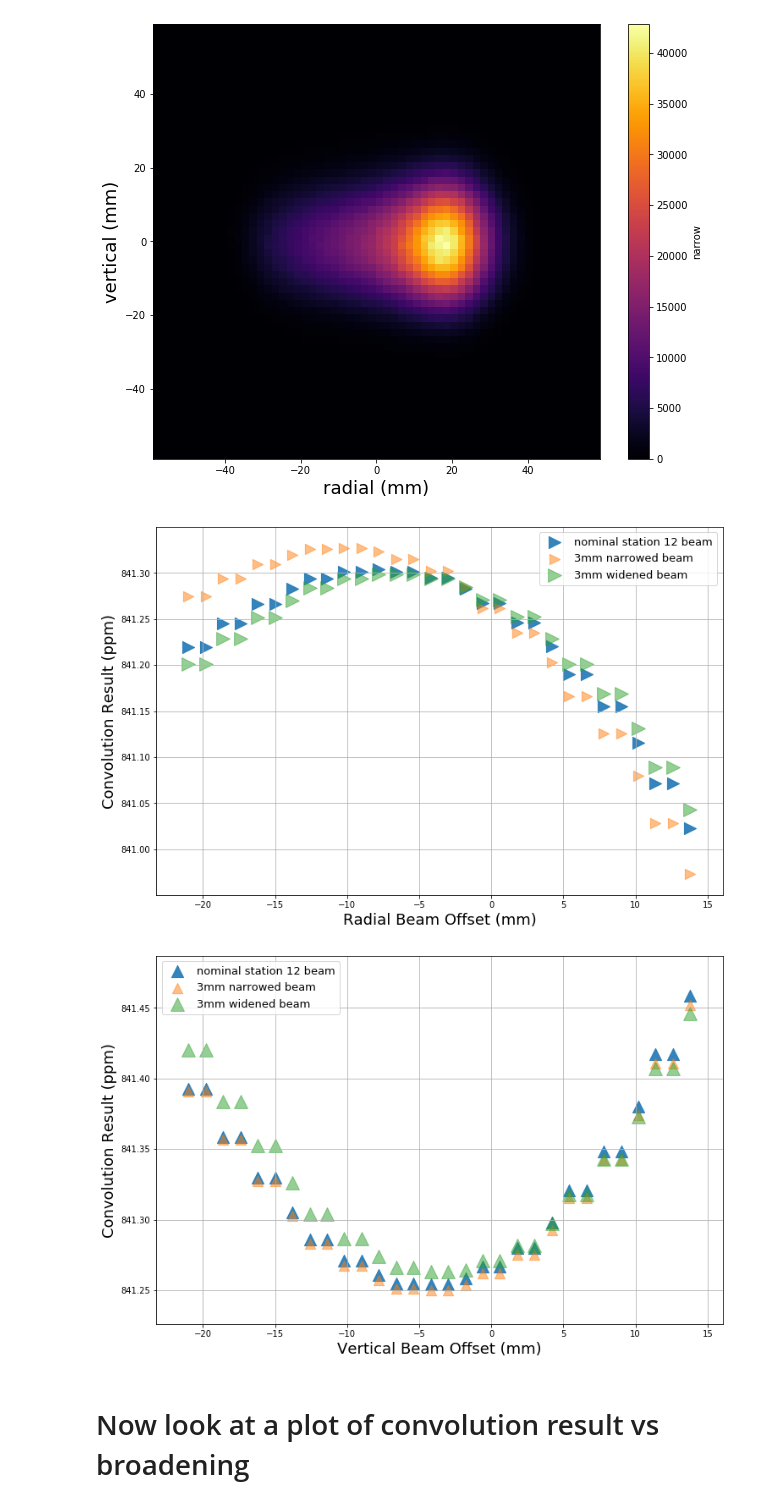
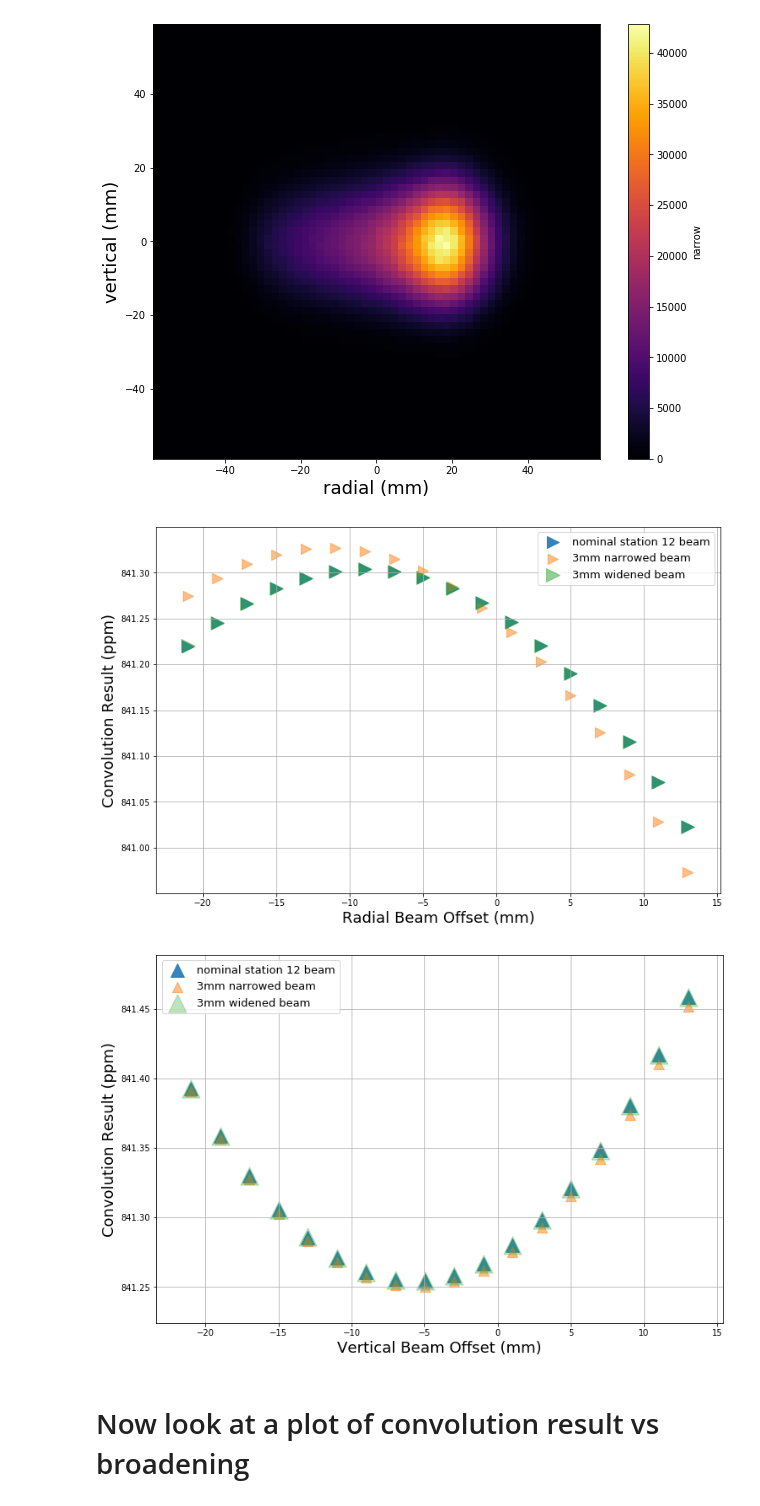
Before and after one commit to jasonbono/MuonConvolution, a Jupyter notebook: analysis/systematics/beam_motion.ipynb, the cells around one changed output. Saved outputs shown, nothing was run; the diff lists cells and outputs as text; code cells hidden in the pictures.

```diff
--- a/analysis/systematics/beam_motion.ipynb
+++ b/analysis/systematics/beam_motion.ipynb
@@ -191,10 +191,10 @@ plot_beam(df_narrow,var='narrow')
 mask = df_tracker['Station'] == 'station12'
 df_conv = df_tracker[mask].copy()
 
-c = convolve_df(df_conv,59,3)
+c = convolve_df(df_conv,60,3)
 df_conv['conv'] = c
 # %%
-spacing = 1.2
+spacing = 2.001
 
 fig = plt.figure(figsize=(12,8))
 B_arr = np.empty(0)
@@ -263,7 +263,7 @@ for yshift in y_range:
     df = shift_beam(df_tracker,xshift,yshift)
     B = (df['counts']*df_field_grid['B']).sum()/(df['counts'].sum())
     B_arr = np.append(B_arr,B)
-plt.scatter(y_range, B_arr, alpha=0.9,marker="^",s=200,
+plt.scatter(y_range, B_arr, alpha=0.9,marker="^",s=250,
             label="nominal station 12 beam")
 
 
@@ -273,36 +273,36 @@ y_range = np.arange(-21,14,spacing)
 xshift = 0
 for yshift in y_range:
     df = shift_beam(df_narrow,xshift,yshift)
     B = (df['counts']*df_field_grid['B']).sum()/(df['counts'].sum())
     B_arr = np.append(B_arr,B)
 plt.scatter(y_range, B_arr, alpha=0.5,marker="^",s=150,
             label="3mm narrowed beam")
 
 
 
 
 
 B_arr = np.empty(0)
 y_range = np.arange(-21,14,spacing)
 xshift = 0
 for yshift in y_range:
     df = shift_beam(df_conv,xshift,yshift)
     B = (df['counts']*df_field_grid['B']).sum()/(df['counts'].sum())
     B_arr = np.append(B_arr,B)
-plt.scatter(y_range, B_arr, alpha=0.5,marker="^",s=250,
+plt.scatter(y_range, B_arr, alpha=0.3,marker="^",s=450,
             label="3mm widened beam")
 
 
 
 
 plt.xlabel("Vertical Beam Offset (mm)",fontsize=18)
 plt.ylabel("Convolution Result (ppm)",fontsize=18)
 plt.legend(prop={'size': 13})
 plt.grid()
 plt.show()
 # %% [output]
-[figure, old version]
+[figure, new version]
-[figure, old version]
+[figure, new version]
 # %% [markdown]
 # Now look at a plot of convolution result vs broadening
 # %%
```
Also changed, not shown: parts of 18 cells of this notebook, 1 other file.
